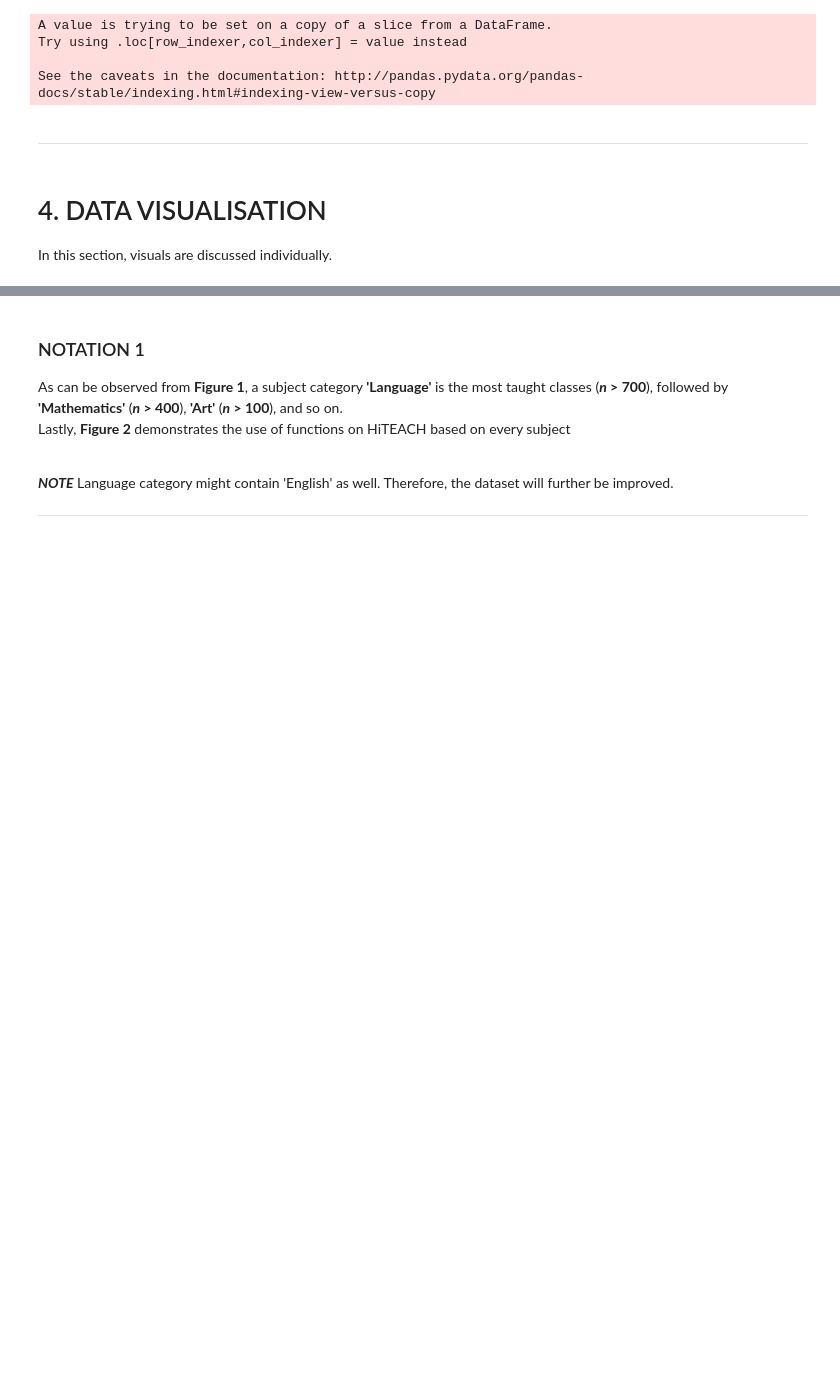
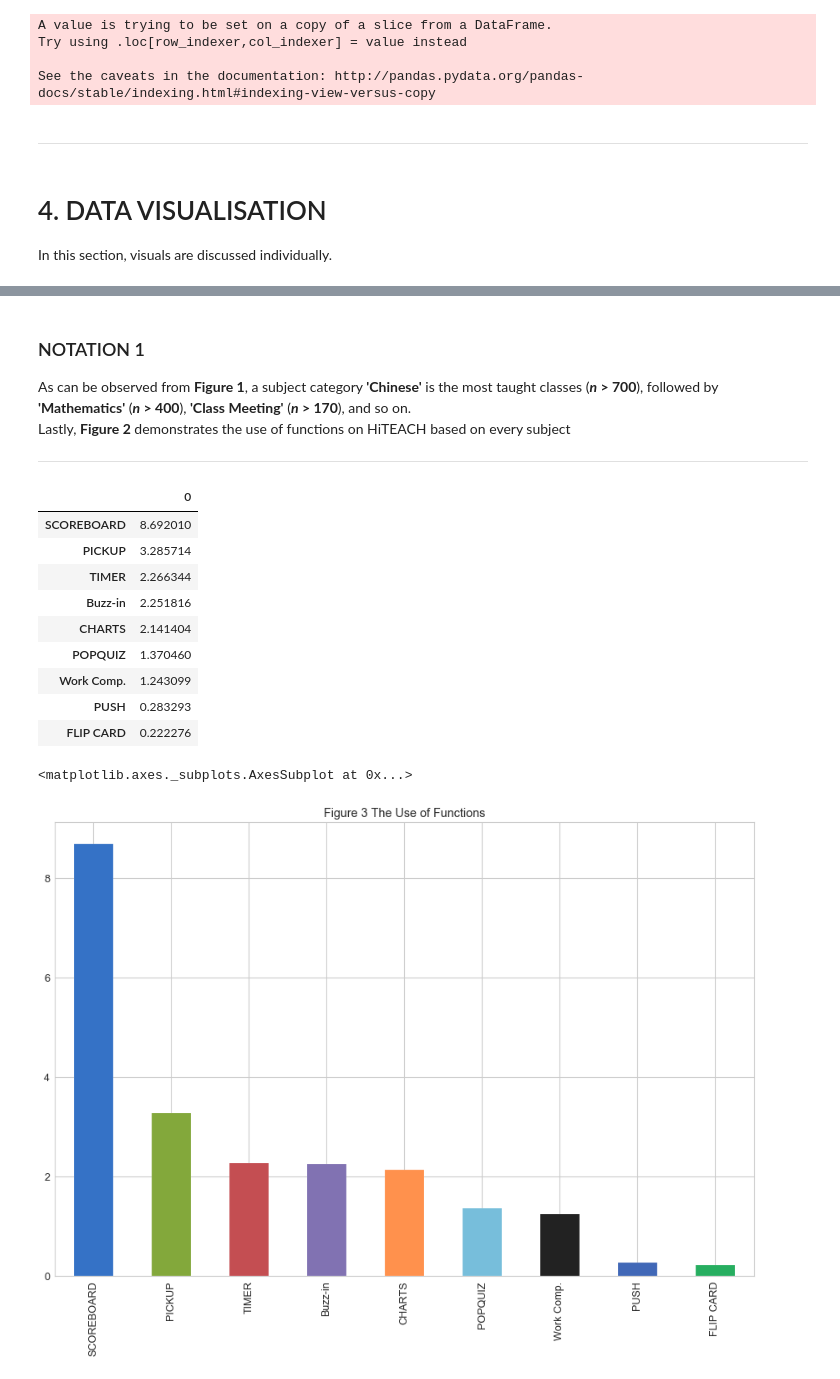
Before and after one commit to nat236919/Data_Science, a Jupyter notebook: HABOOK_HITEACH_subject-based.ipynb, the cells around one changed output, grey strips where cells are left out. Saved outputs shown, nothing was run; the diff lists cells and outputs as text; code cells hidden in the pictures; blank space fills up the shorter version.

```diff
--- a/HABOOK_HITEACH_subject-based.ipynb
+++ b/HABOOK_HITEACH_subject-based.ipynb
@@ -146,8 +169,26 @@ Name: Subject, dtype: int64
 # %% [markdown]
 ### NOTATION 1
-As can be observed from <b>Figure 1</b>, a subject category <b>'Language'</b> is the most taught classes (<b><i>n</i> > 700</b>), followed by <b>'Mathematics'</b> (<b><i>n</i> > 400</b>), <b>'Art'</b> (<b><i>n</i> > 100</b>), and so on.
+As can be observed from <b>Figure 1</b>, a subject category <b>'Chinese'</b> is the most taught classes (<b><i>n</i> > 700</b>), followed by <b>'Mathematics'</b> (<b><i>n</i> > 400</b>), <b>'Class Meeting'</b> (<b><i>n</i> > 170</b>), and so on.
 <br> Lastly, <b>Figure 2</b> demonstrates the use of functions on HiTEACH based on every subject
 
-<br> <b>*NOTE*</b> Language category might contain 'English' as well. Therefore, the dataset will further be improved.
-
 -------------------------------------------------------------------------------------------------------------------------------
+# %%
+display(pd.DataFrame(df_cleaned.mean()[['PICKUP','TIMER','SCOREBOARD','POPQUIZ',
+            'FLIP CARD','CHARTS','Buzz-in','PUSH','Work Comp.']].sort_values(ascending=False)))
+
+df_cleaned.mean()[['PICKUP','TIMER','SCOREBOARD','POPQUIZ',
+            'FLIP CARD','CHARTS','Buzz-in','PUSH','Work Comp.']].sort_values(ascending=False).plot.bar(title='Figure 3 The Use of Functions',
+                                         figsize=(15,10))
+# %% [output]
+|  | 0 |
+| SCOREBOARD | 8.692010 |
+| PICKUP | 3.285714 |
+| TIMER | 2.266344 |
+| Buzz-in | 2.251816 |
+| CHARTS | 2.141404 |
+| POPQUIZ | 1.370460 |
+| Work Comp. | 1.243099 |
+| PUSH | 0.283293 |
+| FLIP CARD | 0.222276 |
+<matplotlib.axes._subplots.AxesSubplot at 0x...>
+[figure, added]
```
Also changed, not shown: parts of 16 cells of this notebook.
